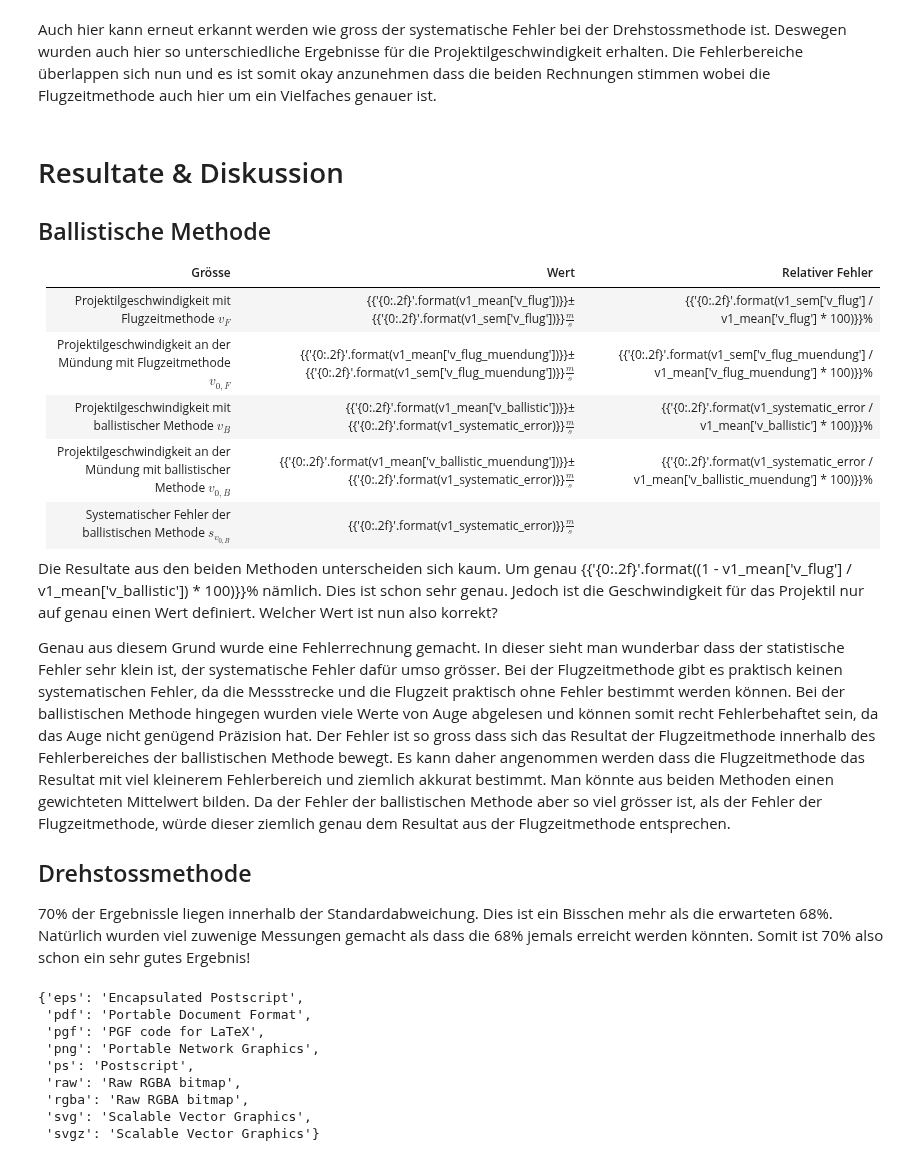
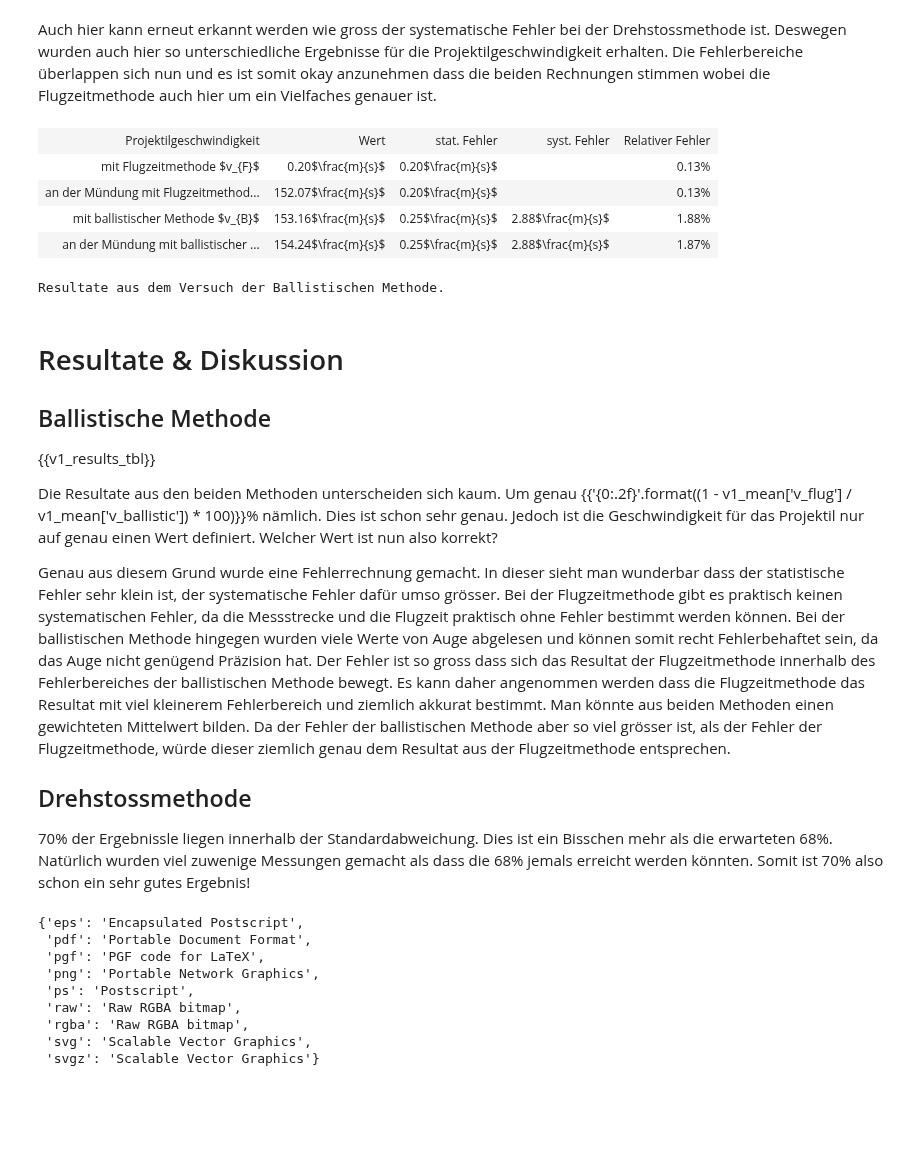
Before and after one commit to Yatekii/glal3, a Jupyter notebook: versuch2/M1.ipynb, the cells around one changed output. Saved outputs shown, nothing was run; the diff lists cells and outputs as text; code cells hidden in the pictures; blank space fills up the shorter version.

```diff
--- a/versuch2/M1.ipynb
+++ b/versuch2/M1.ipynb
@@ -740,18 +740,58 @@ figure.show()
 <PrettyFigure.PrettyFigure at 0x...>
 # %% [markdown]
 Auch hier kann erneut erkannt werden wie gross der systematische Fehler bei der Drehstossmethode ist. Deswegen wurden auch hier so unterschiedliche Ergebnisse für die Projektilgeschwindigkeit erhalten. Die Fehlerbereiche überlappen sich nun und es ist somit okay anzunehmen dass die beiden Rechnungen stimmen wobei die Flugzeitmethode auch hier um ein Vielfaches genauer ist.
+# %%
+values = [
+    'mit Flugzeitmethode $v_{F}$',
+    'an der Mündung mit Flugzeitmethode $v_{0,F}$',
+    'mit ballistischer Methode $v_{B}$',
+    'an der Mündung mit ballistischer Methode $v_{0,B}$',
+]
+means = [
+    '{0:.2f}'.format(v1_sem['v_flug']) + r'$\frac{m}{s}$',
+    '{0:.2f}'.format(v1_mean['v_flug_muendung']) + r'$\frac{m}{s}$',
+    '{0:.2f}'.format(v1_mean['v_ballistic']) + r'$\frac{m}{s}$',
+    '{0:.2f}'.format(v1_mean['v_ballistic_muendung']) + r'$\frac{m}{s}$'
+]
+sem = [
+    '{0:.2f}'.format(v1_sem['v_flug_muendung']) + r'$\frac{m}{s}$',
+    '{0:.2f}'.format(v1_sem['v_flug']) + r'$\frac{m}{s}$',
+    '{0:.2f}'.format(v1_sem['v_ballistic']) + r'$\frac{m}{s}$',
+    '{0:.2f}'.format(v1_sem['v_ballistic_muendung']) + r'$\frac{m}{s}$'
+]
+syst = [
+    '',
+    '',
+    '{0:.2f}'.format(v1_systematic_error) + r'$\frac{m}{s}$',
+    '{0:.2f}'.format(v1_systematic_error) + r'$\frac{m}{s}$'
+]
+rel = [
+    '{0:.2f}'.format(v1_sem['v_flug'] / v1_mean['v_flug'] * 100) + '%',
+    '{0:.2f}'.format(v1_sem['v_flug_muendung'] / v1_mean['v_flug_muendung'] * 100) + '%',
+    '{0:.2f}'.format(v1_systematic_error / v1_mean['v_ballistic'] * 100) + '%',
+    '{0:.2f}'.format(v1_systematic_error / v1_mean['v_ballistic_muendung'] * 100) + '%'
+]
+v1_results_tbl = PrettyTable(list(zip(values, means, sem, syst, rel)), label='tab:resultat_ballistisch', caption='Resultate aus dem Versuch der Ballistischen Methode.', extra_header=[
+        'Projektilgeschwindigkeit',
+        'Wert',
+        'stat. Fehler',
+        'syst. Fehler',
+        'Relativer Fehler'
+    ])
+v1_results_tbl.show()
+# %% [output]
+| Projektilgeschwindigkeit | Wert | stat. Fehler | syst. Fehler | Relativer Fehler |
+| mit Flugzeitmethode $v_{F}$ | 0.20$\frac{m}{s}$ | 0.20$\frac{m}{s}$ |  | 0.13% |
+| an der Mündung mit Flugzeitmethod... | 152.07$\frac{m}{s}$ | 0.20$\frac{m}{s}$ |  | 0.13% |
+| mit ballistischer Methode $v_{B}$ | 153.16$\frac{m}{s}$ | 0.25$\frac{m}{s}$ | 2.88$\frac{m}{s}$ | 1.88% |
+| an der Mündung mit ballistischer ... | 154.24$\frac{m}{s}$ | 0.25$\frac{m}{s}$ | 2.88$\frac{m}{s}$ | 1.87% |
+Resultate aus dem Versuch der Ballistischen Methode.
 # %% [markdown]
 # Resultate & Diskussion
 
 ## Ballistische Methode
 
-|Grösse|Wert|Relativer Fehler|
-|----|----|----|
-|Projektilgeschwindigkeit mit Flugzeitmethode $v_{F}$|{{'{0:.2f}'.format(v1_mean['v_flug'])}}±{{'{0:.2f}'.format(v1_sem['v_flug'])}}$\frac{m}{s}$|{{'{0:.2f}'.format(v1_sem['v_flug'] / v1_mean['v_flug'] * 100)}}%|
-|Projektilgeschwindigkeit an der Mündung mit Flugzeitmethode $v_{0,F}$|{{'{0:.2f}'.format(v1_mean['v_flug_muendung'])}}±{{'{0:.2f}'.format(v1_sem['v_flug_muendung'])}}$\frac{m}{s}$|{{'{0:.2f}'.format(v1_sem['v_flug_muendung'] / v1_mean['v_flug_muendung'] * 100)}}%|
-|Projektilgeschwindigkeit mit ballistischer Methode $v_{B}$|{{'{0:.2f}'.format(v1_mean['v_ballistic'])}}±{{'{0:.2f}'.format(v1_systematic_error)}}$\frac{m}{s}$|{{'{0:.2f}'.format(v1_systematic_error / v1_mean['v_ballistic'] * 100)}}%|
-|Projektilgeschwindigkeit an der Mündung mit ballistischer Methode $v_{0,B}$|{{'{0:.2f}'.format(v1_mean['v_ballistic_muendung'])}}±{{'{0:.2f}'.format(v1_systematic_error)}}$\frac{m}{s}$|{{'{0:.2f}'.format(v1_systematic_error / v1_mean['v_ballistic_muendung'] * 100)}}%|
-|Systematischer Fehler der ballistischen Methode $s_{v_{0,B}}$|{{'{0:.2f}'.format(v1_systematic_error)}}$\frac{m}{s}$|
+{{v1_results_tbl}}
 
 Die Resultate aus den beiden Methoden unterscheiden sich kaum. Um genau {{'{0:.2f}'.format((1 - v1_mean['v_flug'] / v1_mean['v_ballistic']) * 100)}}% nämlich. Dies ist schon sehr genau. Jedoch ist die Geschwindigkeit für das Projektil nur auf genau einen Wert definiert. Welcher Wert ist nun also korrekt?
 
```
Also changed, not shown: 27 other files.
